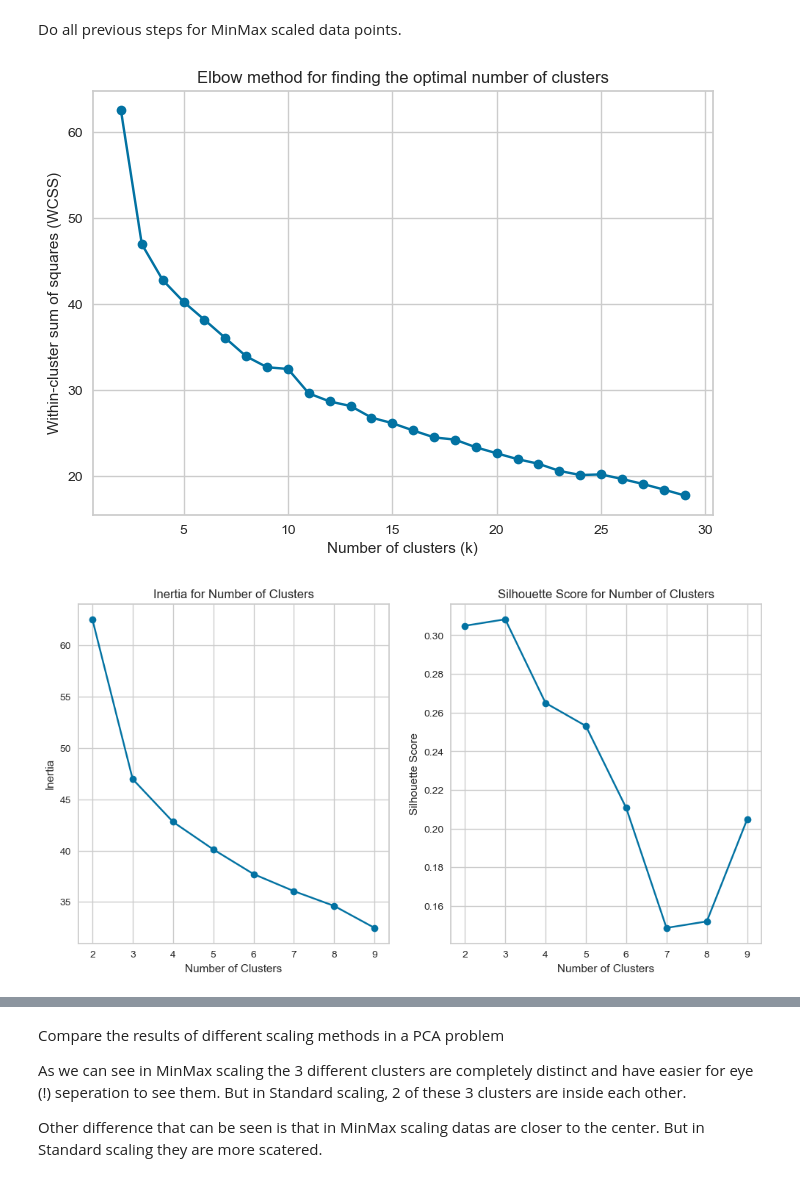
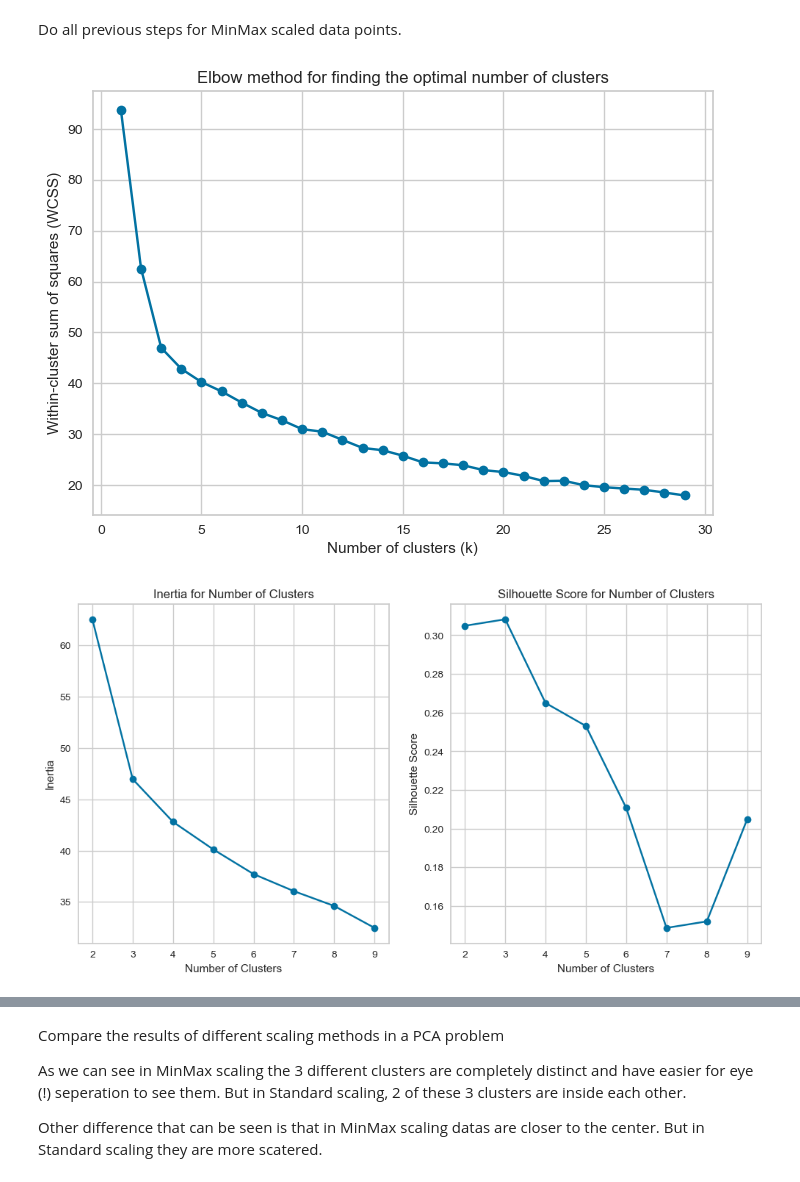
Before and after one commit to ParsaYousefpoor/MMIE_CHW3, a Jupyter notebook: CHW3.ipynb, the cells around one changed output, grey strips where cells are left out. Cells and saved outputs as stored; diff of their text form; code cells hidden in the pictures.

```diff
--- a/CHW3.ipynb
+++ b/CHW3.ipynb
@@ -677,7 +677,7 @@ Do all previous steps for MinMax scaled data points.
 # Part 0
 
 # Choose a range of values for k
-k_values = range(2, 30)
+k_values = range(1, 30)
 # Initialize an empty list to store the WCSS values
 wcss_values = []
 # Loop over the k values
@@ -711,34 +711,34 @@ for i in tqdm(range(2,10)):
     kmeans.fit(pca_std_datapoint)
     silhouette[i] = sil(pca_std_datapoint, kmeans.labels_, metric='euclidean')
 
 # Part 3
 # inertia
 plt.figure(figsize=(12, 6))
 plt.subplot(1, 2, 1)
 plt.plot(range(2, 10), inertia, marker='o')
 plt.xlabel('Number of Clusters')
 plt.ylabel('Inertia')
 plt.title('Inertia for Number of Clusters')
 # silhouette
 plt.subplot(1, 2, 2)
 plt.plot(silhouette.keys(), silhouette.values(), marker='o')
 plt.xlabel('Number of Clusters')
 plt.ylabel('Silhouette Score')
 plt.title('Silhouette Score for Number of Clusters')
 
 # Part 4
 model_kmeans = KMeans(n_clusters = 3, random_state = 0, init='k-means++')
 y_predict_kmeans1 = model_kmeans.fit_predict(pca_std_datapoint)
 
 # Part 5
 plt.figure()
 plt.scatter(pca_std_datapoint[:, 0], pca_std_datapoint[:, 1], c=y_predict_kmeans1, cmap="jet", edgecolors='black')
 plt.scatter(model_kmeans.cluster_centers_[:, 0], model_kmeans.cluster_centers_[:, 1], marker='*', s=150, color='Gold', label='Centroids', edgecolors='black')
 plt.title('KMeans Clustering')
 plt.legend()
 plt.show()
 # %% [output]
-[figure, old version]
+[figure, new version]
 [figure]
 [figure]
 # %% [markdown]
```
Also changed, not shown: parts of 2 cells of this notebook.
